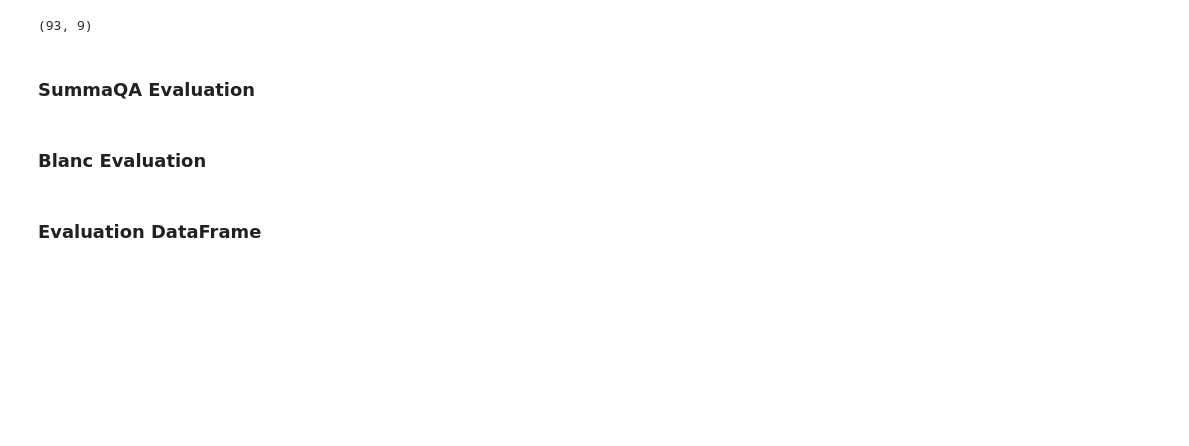
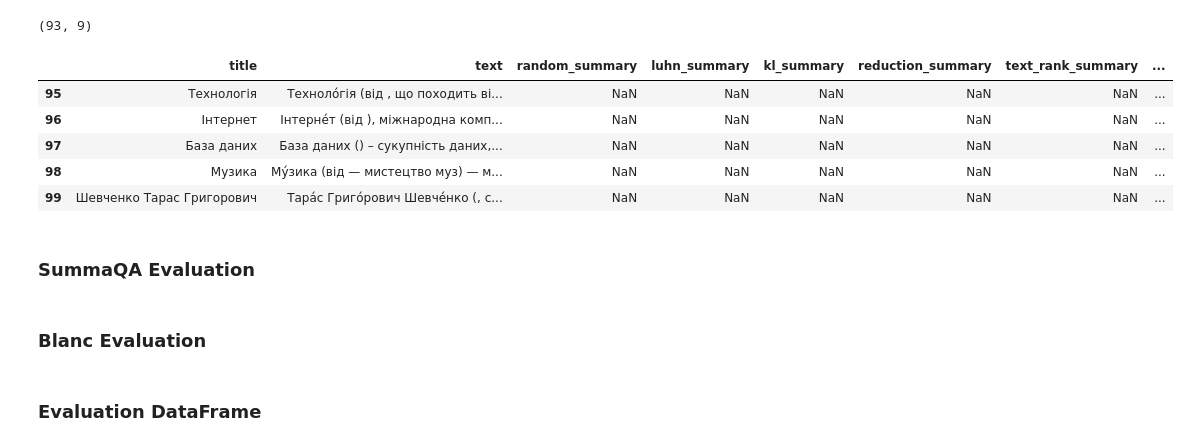
Before and after one commit to fantkolja/text-summarization-playground, a Jupyter notebook: article-extra-sum-eval/extra-sum-eval.ipynb, the cells around one changed output. Saved outputs shown, nothing was run; the diff lists cells and outputs as text; code cells hidden in the pictures; blank space fills up the shorter version.

```diff
--- a/article-extra-sum-eval/extra-sum-eval.ipynb
+++ b/article-extra-sum-eval/extra-sum-eval.ipynb
@@ -194,6 +195,16 @@ en_summaries_df = en_summaries_df.dropna()
 en_summaries_df.shape
 # %% [output]
 (93, 9)
+# %%
+uk_summaries_df = pd.read_csv('./datasets/uk.csv')
+uk_summaries_df.tail()
+# %% [output]
+|  | title | text | random_summary | luhn_summary | kl_summary | reduction_summary | text_rank_summary | ... |
+| 95 | Технологія | Техноло́гія (від , що походить ві... | NaN | NaN | NaN | NaN | NaN | ... |
+| 96 | Інтернет | Інтерне́т (від ), міжнародна комп... | NaN | NaN | NaN | NaN | NaN | ... |
+| 97 | База даних | База даних () – сукупність даних,... | NaN | NaN | NaN | NaN | NaN | ... |
+| 98 | Музика | Му́зика (від — мистецтво муз) — м... | NaN | NaN | NaN | NaN | NaN | ... |
+| 99 | Шевченко Тарас Григорович | Тара́с Григо́рович Шевче́нко (, с... | NaN | NaN | NaN | NaN | NaN | ... |
 # %% [markdown]
 ### SummaQA Evaluation
 # %%
```
Also changed, not shown: parts of 5 cells of this notebook, 8 other files.
